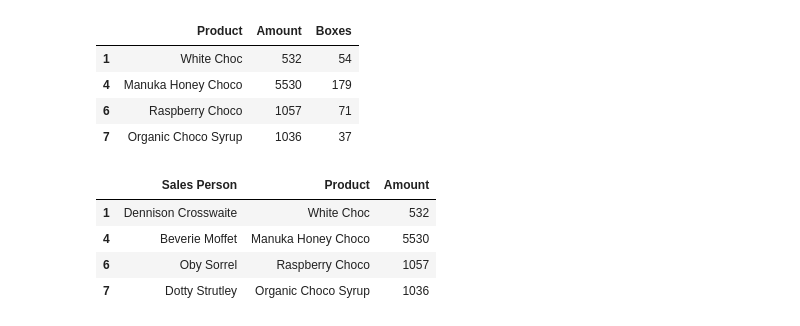
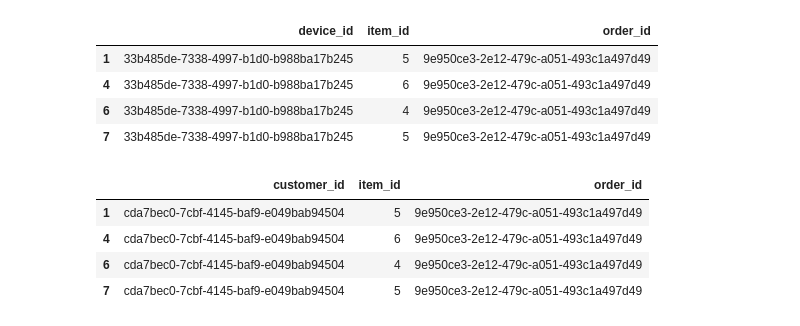
Before and after one commit to RoyalDhee/Data_Analysis, a Jupyter notebook: prac_pandas101.ipynb, the cells around one changed output. Saved outputs shown, nothing was run; the diff lists cells and outputs as text; code cells hidden in the pictures.

```diff
--- a/prac_pandas101.ipynb
+++ b/prac_pandas101.ipynb
@@ -6,9 +6,9 @@ import seaborn as sns
 import os
 
 # Set up views
-pd.set_option('display.max_columns', None)
-pd.set_option('display.width', 1000)
+# pd.set_option('display.max_columns', None)
+# pd.set_option('display.width', 1000)
 # %%
-sales_set = pd.read_excel("Sales Data.xlsx")
+sales_set = pd.read_csv("sales_data.xls")
 sales_set.head()
 # %% [output]
@@ -79,16 +93,16 @@ sales_set.iloc[[1,4,6,7]]
 # %%
-sales_set.loc[[1,4,6,7], ['Product', 'Amount', 'Boxes']]
+sales_set.loc[[1,4,6,7],['device_id','item_id','order_id']]
 # %% [output]
-|  | Product | Amount | Boxes |
-| 1 | White Choc | 532 | 54 |
-| 4 | Manuka Honey Choco | 5530 | 179 |
-| 6 | Raspberry Choco | 1057 | 71 |
-| 7 | Organic Choco Syrup | 1036 | 37 |
+|  | device_id | item_id | order_id |
+| 1 | 33b485de-7338-4997-b1d0-b988ba17b245 | 5 | 9e950ce3-2e12-479c-a051-493c1a497d49 |
+| 4 | 33b485de-7338-4997-b1d0-b988ba17b245 | 6 | 9e950ce3-2e12-479c-a051-493c1a497d49 |
+| 6 | 33b485de-7338-4997-b1d0-b988ba17b245 | 4 | 9e950ce3-2e12-479c-a051-493c1a497d49 |
+| 7 | 33b485de-7338-4997-b1d0-b988ba17b245 | 5 | 9e950ce3-2e12-479c-a051-493c1a497d49 |
 # %%
 sales_set.iloc[[1,4,6,7], [0,2,4]]
 # %% [output]
-|  | Sales Person | Product | Amount |
-| 1 | Dennison Crosswaite | White Choc | 532 |
-| 4 | Beverie Moffet | Manuka Honey Choco | 5530 |
-| 6 | Oby Sorrel | Raspberry Choco | 1057 |
-| 7 | Dotty Strutley | Organic Choco Syrup | 1036 |
+|  | customer_id | item_id | order_id |
+| 1 | cda7bec0-7cbf-4145-baf9-e049bab94504 | 5 | 9e950ce3-2e12-479c-a051-493c1a497d49 |
+| 4 | cda7bec0-7cbf-4145-baf9-e049bab94504 | 6 | 9e950ce3-2e12-479c-a051-493c1a497d49 |
+| 6 | cda7bec0-7cbf-4145-baf9-e049bab94504 | 4 | 9e950ce3-2e12-479c-a051-493c1a497d49 |
+| 7 | cda7bec0-7cbf-4145-baf9-e049bab94504 | 5 | 9e950ce3-2e12-479c-a051-493c1a497d49 |
```
Also changed, not shown: parts of 32 cells of this notebook.
